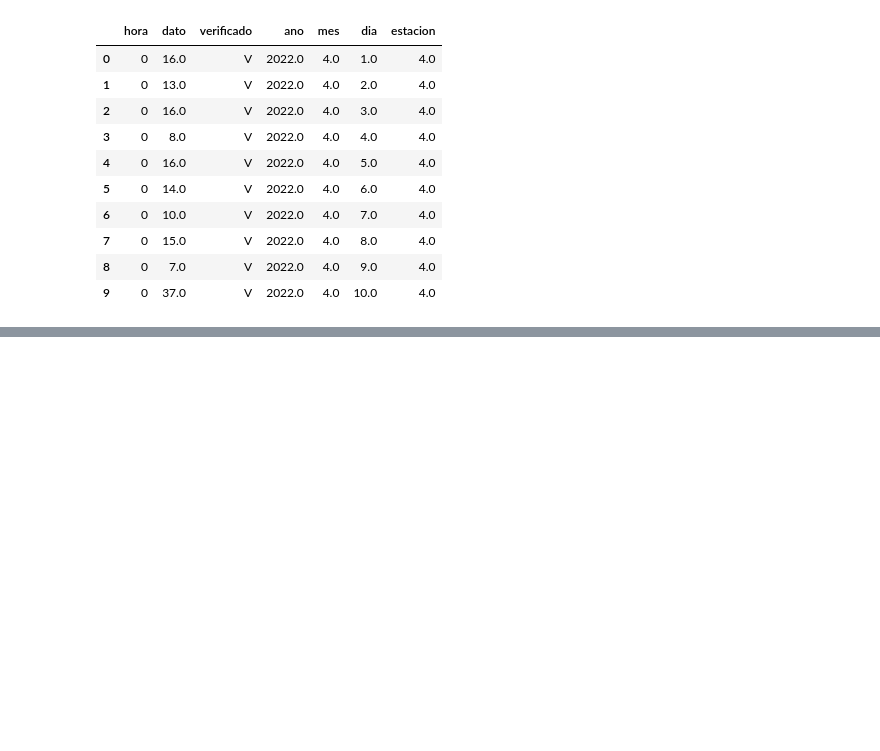
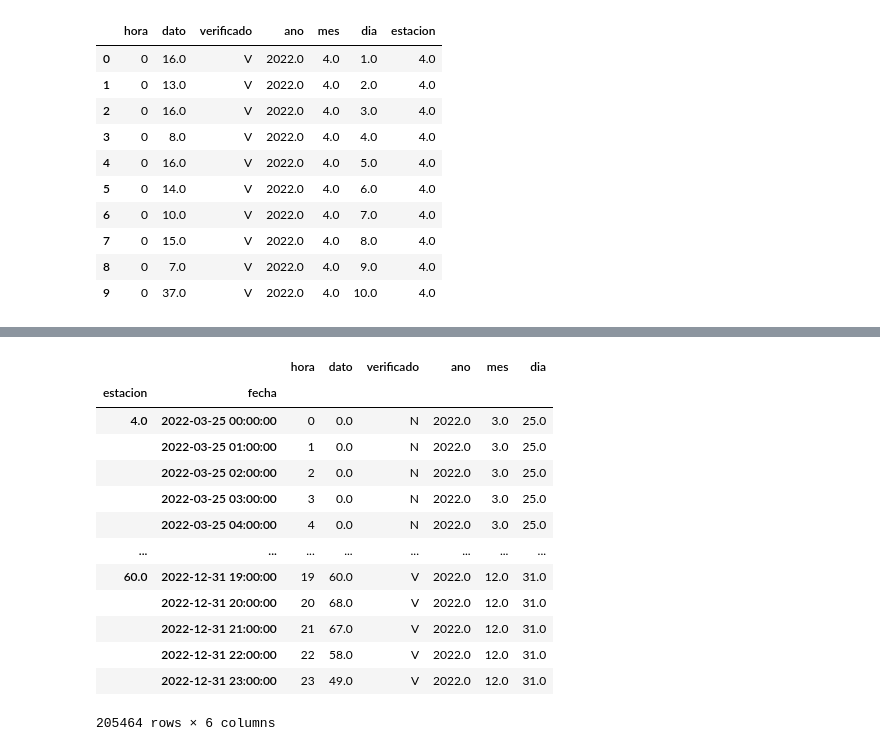
Before and after one commit to EmmaMontalban/calidad_aire_provisional, a Jupyter notebook: Notebooks/aire2022.ipynb, the cells around one changed output, grey strips where cells are left out. Drawn from its saved outputs; the diff is of its cells as text; code cells hidden in the pictures; blank space fills up the shorter version.

```diff
--- a/Notebooks/aire2022.ipynb
+++ b/Notebooks/aire2022.ipynb
@@ -111,5 +100,7 @@ data.head(10)
 # data['fecha'] = pd.to_datetime(data[['ano','mes','dia','hora']].rename(columns = {'ano': 'year', 'mes': 'month',
 #                                                                               'dia': 'day', 'hora': 'hour'}))
 
-df_aire['fecha'] = pd.to_datetime(df_aire[['ANO','MES','DIA', 'HORA']].rename(columns = {'ANO': 'YEAR', 'MES': 'MONTH', 'DIA': 'DAY','hora': 'HOUR'}))
+# Añadimos columna fecha de formato datetime
+data['fecha'] = pd.to_datetime(data[['ano','mes','dia','hora']].rename(columns = {'ano': 'year', 'mes': 'month','dia': 'day', 'hora': 'hour'}))
+data.head()
 # %% [output]
@@ -121,3 +127,19 @@ data.set_index(['estacion', 'fecha'], inplace=True)
-# %%
-# Usamos fecha como indice para cada estacion
-data.set_index(['fecha'], inplace=True)
+# %%
+# Ordnamos por estacion y luego por fecha (aprovechando el nuevo index)
+data = data.sort_values(['estacion', 'fecha'])
+data
+# %% [output]
+|  |  | hora | dato | verificado | ano | mes | dia |
+| estacion | fecha |  |  |  |  |  |  |
+| 4.0 | 2022-03-25 00:00:00 | 0 | 0.0 | N | 2022.0 | 3.0 | 25.0 |
+|  | 2022-03-25 01:00:00 | 1 | 0.0 | N | 2022.0 | 3.0 | 25.0 |
+|  | 2022-03-25 02:00:00 | 2 | 0.0 | N | 2022.0 | 3.0 | 25.0 |
+|  | 2022-03-25 03:00:00 | 3 | 0.0 | N | 2022.0 | 3.0 | 25.0 |
+|  | 2022-03-25 04:00:00 | 4 | 0.0 | N | 2022.0 | 3.0 | 25.0 |
+| ... | ... | ... | ... | ... | ... | ... | ... |
+| 60.0 | 2022-12-31 19:00:00 | 19 | 60.0 | V | 2022.0 | 12.0 | 31.0 |
+|  | 2022-12-31 20:00:00 | 20 | 68.0 | V | 2022.0 | 12.0 | 31.0 |
+|  | 2022-12-31 21:00:00 | 21 | 67.0 | V | 2022.0 | 12.0 | 31.0 |
+|  | 2022-12-31 22:00:00 | 22 | 58.0 | V | 2022.0 | 12.0 | 31.0 |
+|  | 2022-12-31 23:00:00 | 23 | 49.0 | V | 2022.0 | 12.0 | 31.0 |
+205464 rows × 6 columns
```
Also changed, not shown: parts of 14 cells of this notebook.
